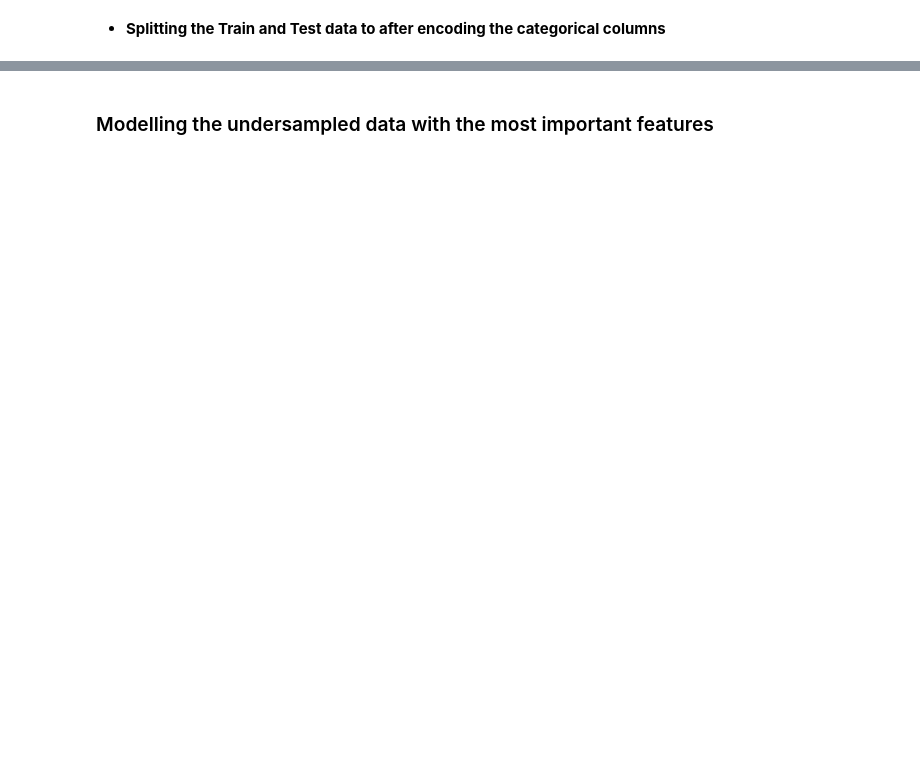
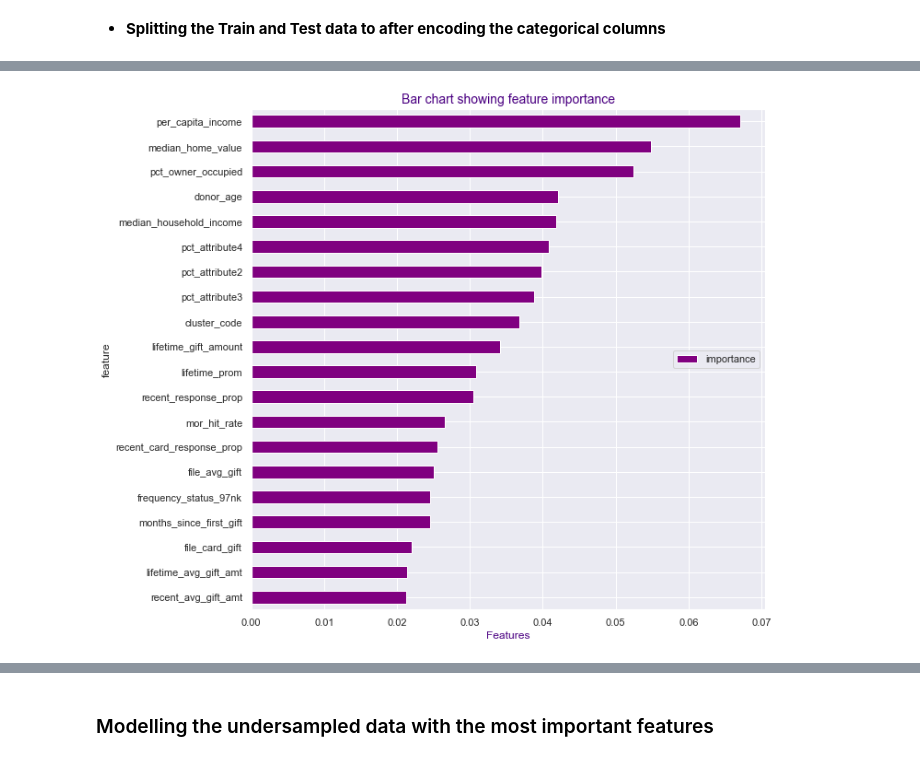
Before and after one commit to jindukwentua/Applying-Machine-Learning-to-Charity-donations, a Jupyter notebook: notebook/classification_model.ipynb, the cells around one changed output, grey strips where cells are left out. Saved outputs shown, nothing was run; the diff lists cells and outputs as text; code cells hidden in the pictures; blank space fills up the shorter version.

```diff
--- a/notebook/classification_model.ipynb
+++ b/notebook/classification_model.ipynb
@@ -647,11 +693,9 @@ total_data.head()
 X_train, X_test, y_train, y_test = train_test_split(X_train_cat_encoded, y, test_size = 0.3, random_state = 0)
 # %%
 # define and configure the model
-model = RandomForestClassifier(random_state = 0)
-
+model = DecisionTreeClassifier()
 # fit the model
 model.fit(X_train, y_train)
-
 # evaluate the model
 preds = model.predict(X_test)
 print('Accuracy : ',accuracy_score(y_test, preds))
@@ -664,5 +723,5 @@ confusion_matrix(y_test, preds)
 # Checking for the most important features that contribute most in predicting the target
 # Creating a dataframe of features and their respective importances
 #
-impo_df = pd.DataFrame({'feature': X_train_cat_encoded.columns, 'importance': np.round(model.feature_importances_, 4)}).set_index('feature').sort_values(by = 'importance', ascending = False)
-impo_df
+dc_impo_df = pd.DataFrame({'feature': X_train_cat_encoded.columns, 'importance': np.round(model.feature_importances_, 4)}).set_index('feature').sort_values(by = 'importance', ascending = False)
+dc_impo_df
@@ -669,10 +747,12 @@ impo_df
 # %%
 # Creating a bar chart of feature importance in descending order
 #
-impo_df = impo_df[:15].sort_values(by = 'importance', ascending = True)
-impo_df.plot(kind = 'barh', figsize = (10, 10), color = 'purple')
+dc_impo_df = dc_impo_df[:20].sort_values(by = 'importance', ascending = True)
+dc_impo_df.plot(kind = 'barh', figsize = (10, 10), color = 'purple')
 plt.legend(loc = 'center right')
 plt.title('Bar chart showing feature importance', color = 'indigo', fontsize = 14)
 plt.xlabel('Features', fontsize = 12, color = 'indigo')
 plt.show()
+# %% [output]
+[figure, added]
 # %%
```
Also changed, not shown: parts of 29 cells of this notebook, 3 other files.
